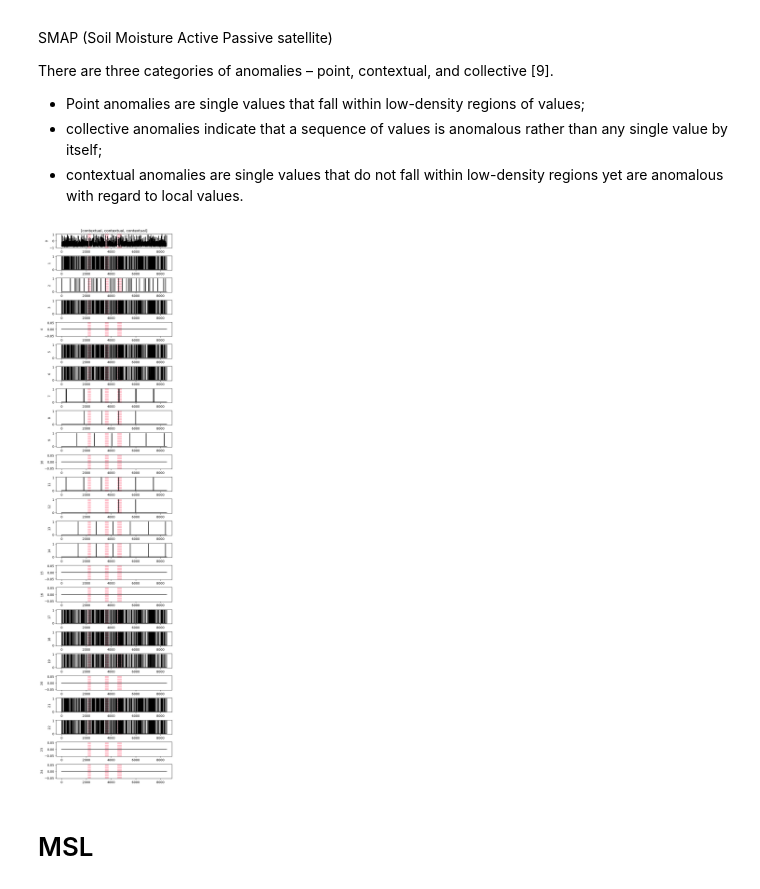
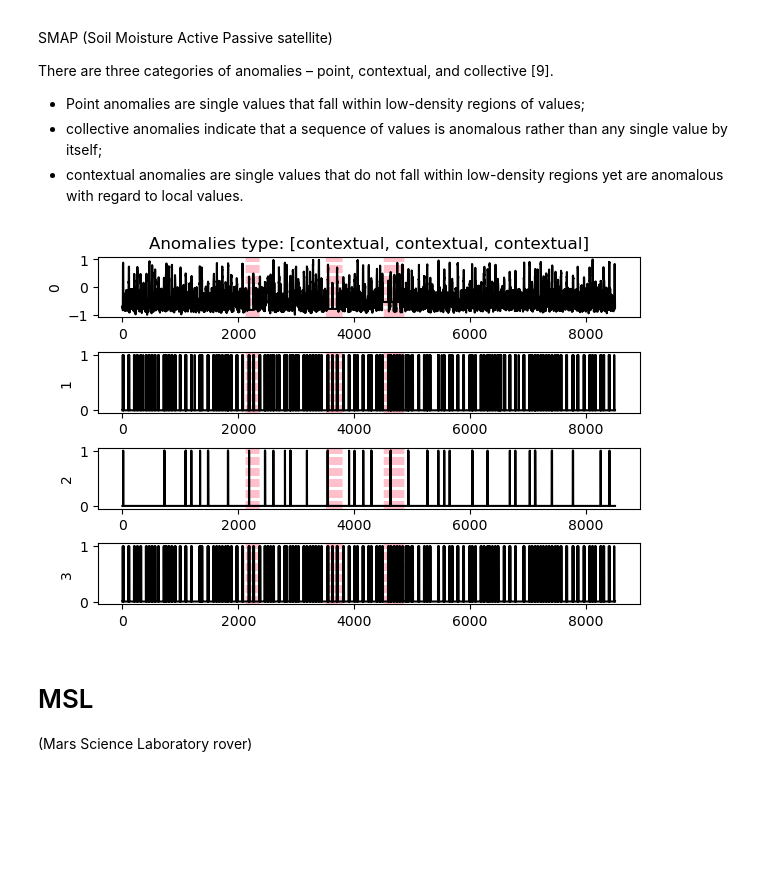
Before and after one commit to KarinaTiurina/OmniAnomaly, a Jupyter notebook: data_investigation.ipynb, the cells around one changed output. Saved outputs shown, nothing was run; the diff lists cells and outputs as text; code cells hidden in the pictures; blank space fills up the shorter version.

```diff
--- a/data_investigation.ipynb
+++ b/data_investigation.ipynb
@@ -12,7 +12,6 @@ dataset_name = 'machine-1-1'
 
 X = pd.read_csv(f'ServerMachineDataset/test/{dataset_name}.txt', header=None)
 y = pd.read_csv(f'ServerMachineDataset/test_label/{dataset_name}.txt', header=None)
-
 
 num_features = X.shape[1]
 
@@ -21,7 +20,8 @@ num_features = X.shape[1]
 # selected_features = range(0, X.shape[1]+1)
 
 # only selected features
-selected_features = [0, 8, 9, 11, 12, 13, 14]
+# selected_features = [0, 8, 9, 11, 12, 13, 14]
+selected_features = [0, 8, 9, 11, 16]
 fig, axes = plt.subplots(len(selected_features), 1, figsize=(6, len(selected_features)), constrained_layout=True)
 
 # Plot each feature
@@ -48,38 +48,40 @@ import ast
 import numpy as np
 
 spacecraft = 'SMAP'
 chanId = 'P-1'
 
 X = np.load(f'data/test/{chanId}.npy')
 
 labeled_anomalies = pd.read_csv('data/labeled_anomalies.csv')
 chan_anomalies = labeled_anomalies[labeled_anomalies['spacecraft'] == spacecraft][labeled_anomalies['chan_id'] == chanId]
 
 list_of_lists = ast.literal_eval(chan_anomalies['anomaly_sequences'].values[0])
 anomalies_range = np.array(list_of_lists)
 
 anomaly_indices = []
 for i, anomaly in enumerate(anomalies_range):
   anomaly_indices.extend(np.arange(anomaly[0], anomaly[1]+1))
 
 y = np.array(anomaly_indices)
 
-num_features = X.shape[1]
+# num_features = X.shape[1]
+num_features = 4 # showing only first 4 features
 
 # Create a figure and set of subplots
 fig, axes = plt.subplots(num_features, 1, figsize=(6, num_features), constrained_layout=True)
 
-axes[0].set_title(f'{chan_anomalies["class"].values[0]}')
+axes[0].set_title(f'Anomalies type: {chan_anomalies["class"].values[0]}')
 # Plot each feature
 for i in range(num_features):
     for idx in y:
         axes[i].axvline(x=idx, color='pink', linestyle='--')
     axes[i].plot(X[:, i], color='black')
     axes[i].set_ylabel(i)
 # %% [output]
-[figure, old version]
+[figure, new version]
 # %% [markdown]
 # MSL
+(Mars Science Laboratory rover)
 # %%
 import ast
 import numpy as np
```
Also changed, not shown: parts of 2 cells of this notebook.
